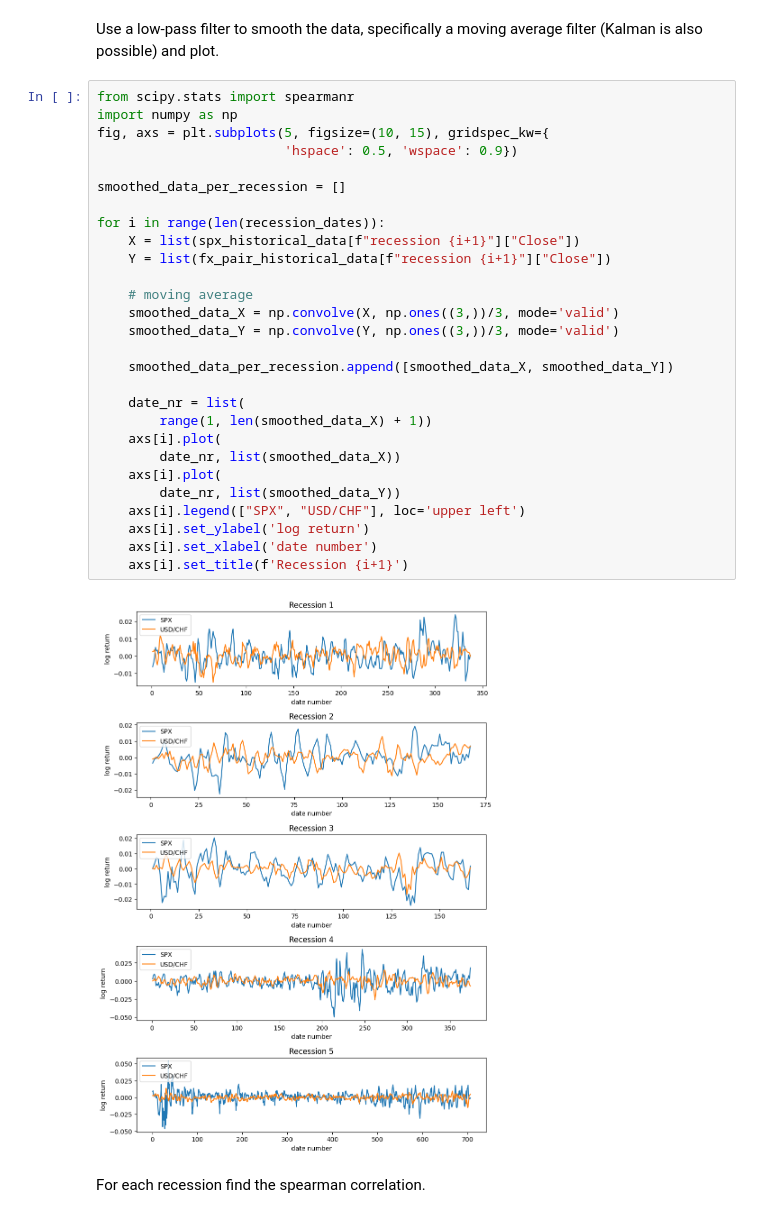
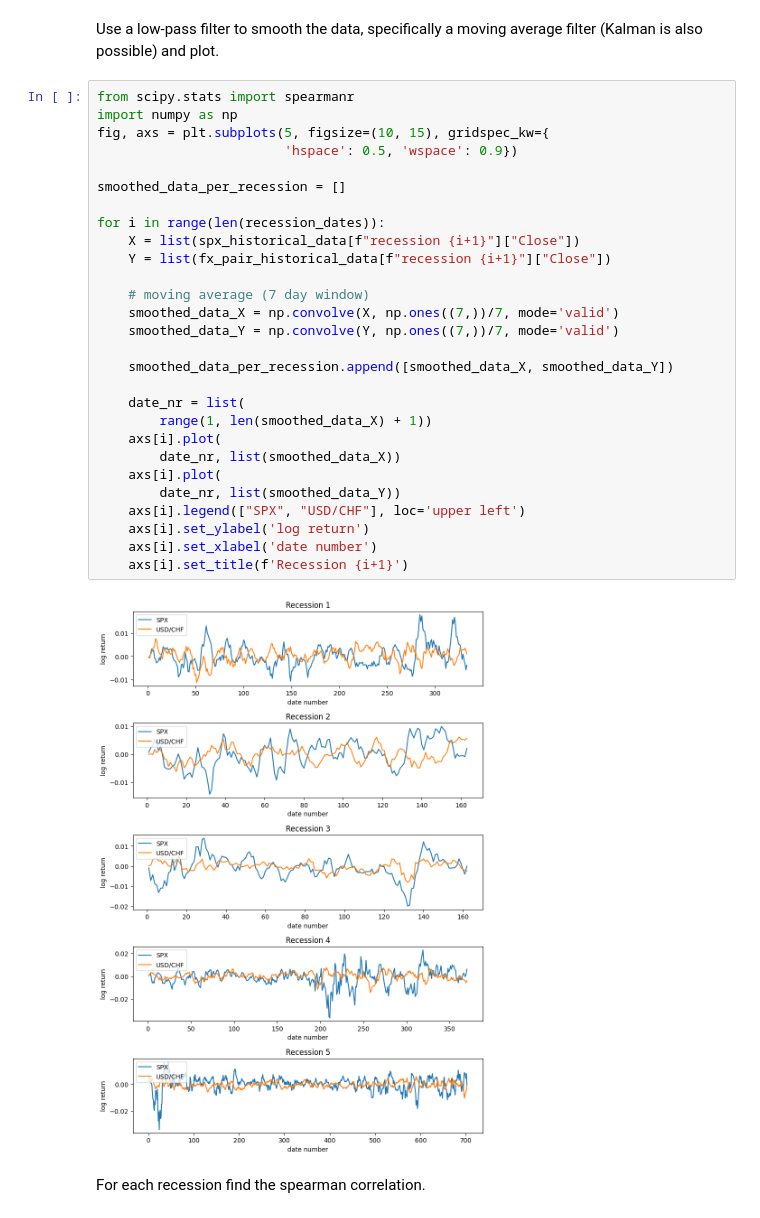
Before and after one commit to ldkr00/Digital_Tools_for_Finance, a Jupyter notebook: digital_tools_project.ipynb, the cells around one changed output. Cells and saved outputs as stored; diff of their text form.

Commit message:
clean-up and extended MA window

```diff
--- a/digital_tools_project.ipynb
+++ b/digital_tools_project.ipynb
@@ -139,33 +139,33 @@ Use a low-pass filter to smooth the data, specifically a moving average filter (
 # %%
 from scipy.stats import spearmanr
 import numpy as np
 fig, axs = plt.subplots(5, figsize=(10, 15), gridspec_kw={
                         'hspace': 0.5, 'wspace': 0.9})
 
 smoothed_data_per_recession = []
 
 for i in range(len(recession_dates)):
     X = list(spx_historical_data[f"recession {i+1}"]["Close"])
     Y = list(fx_pair_historical_data[f"recession {i+1}"]["Close"])
 
-    # moving average
-    smoothed_data_X = np.convolve(X, np.ones((3,))/3, mode='valid')
-    smoothed_data_Y = np.convolve(Y, np.ones((3,))/3, mode='valid')
+    # moving average (7 day window)
+    smoothed_data_X = np.convolve(X, np.ones((7,))/7, mode='valid')
+    smoothed_data_Y = np.convolve(Y, np.ones((7,))/7, mode='valid')
 
     smoothed_data_per_recession.append([smoothed_data_X, smoothed_data_Y])
 
     date_nr = list(
         range(1, len(smoothed_data_X) + 1))
     axs[i].plot(
         date_nr, list(smoothed_data_X))
     axs[i].plot(
         date_nr, list(smoothed_data_Y))
     axs[i].legend(["SPX", "USD/CHF"], loc='upper left')
     axs[i].set_ylabel('log return')
     axs[i].set_xlabel('date number')
     axs[i].set_title(f'Recession {i+1}')
 # %% [output]
-[figure, old version]
+[figure, new version]
 # %% [markdown]
 For each recession find the spearman correlation.
 # %%
```
Also changed, not shown: parts of 4 cells of this notebook.
